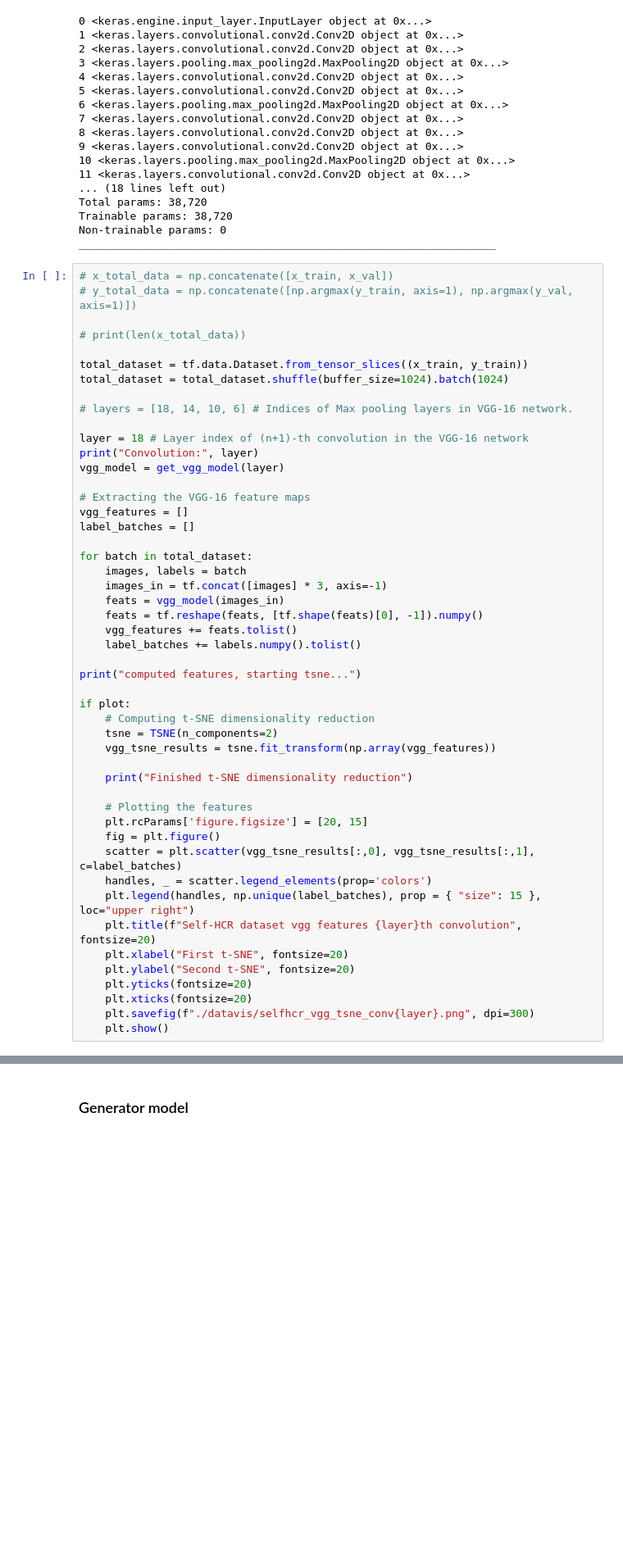
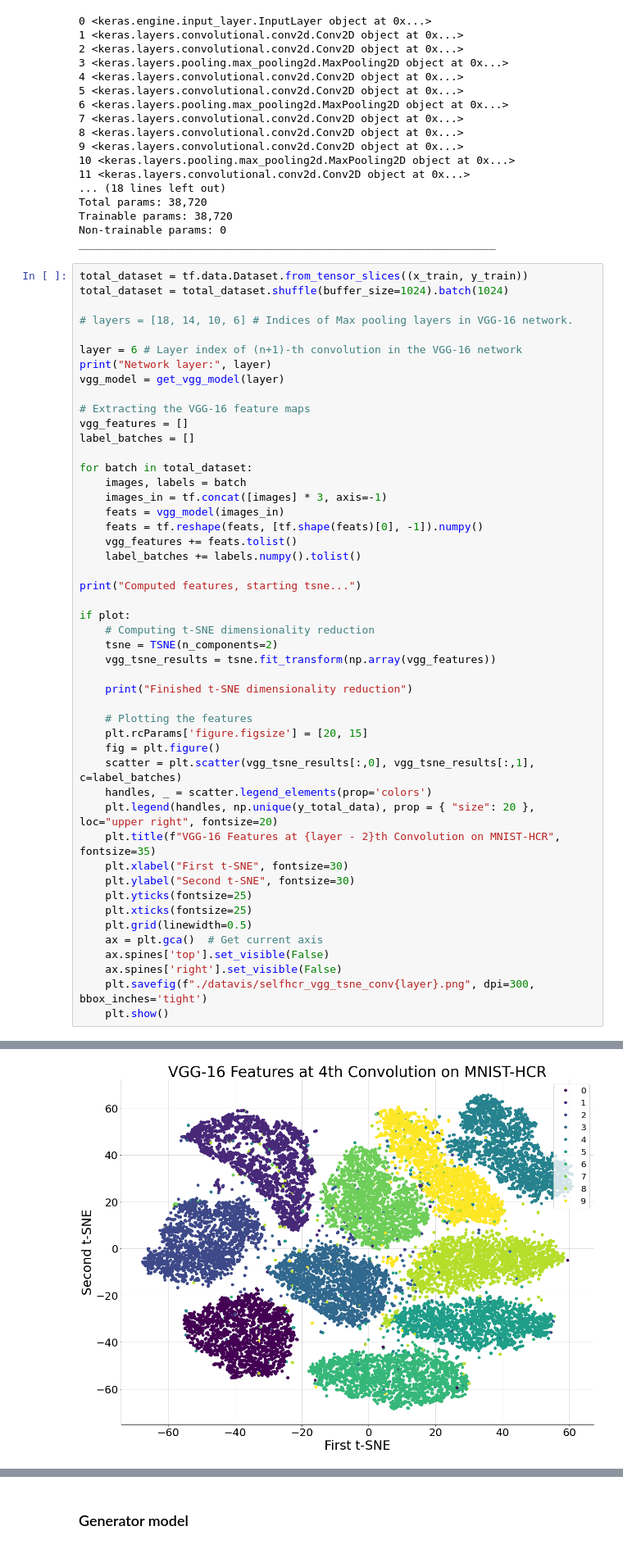
Before and after one commit to Lisa-dk/self-supervised-mnist, a Jupyter notebook: HTR_mwe.ipynb, the cells around one changed output, grey strips where cells are left out. Shown at 82% size. Saved outputs shown, nothing was run; the diff lists cells and outputs as text; blank space fills up the shorter version.

```diff
--- a/HTR_mwe.ipynb
+++ b/HTR_mwe.ipynb
@@ -416,18 +510,13 @@ Trainable params: 38,720
 Non-trainable params: 0
 _________________________________________________________________
 # %%
-# x_total_data = np.concatenate([x_train, x_val])
-# y_total_data = np.concatenate([np.argmax(y_train, axis=1), np.argmax(y_val, axis=1)])
-
-# print(len(x_total_data))
-
 total_dataset = tf.data.Dataset.from_tensor_slices((x_train, y_train))
 total_dataset = total_dataset.shuffle(buffer_size=1024).batch(1024)
 
 # layers = [18, 14, 10, 6] # Indices of Max pooling layers in VGG-16 network.
 
-layer = 18 # Layer index of (n+1)-th convolution in the VGG-16 network
-print("Convolution:", layer)
+layer = 6 # Layer index of (n+1)-th convolution in the VGG-16 network
+print("Network layer:", layer)
 vgg_model = get_vgg_model(layer)
 
 # Extracting the VGG-16 feature maps
@@ -442,7 +531,7 @@ for batch in total_dataset:
 	vgg_features += feats.tolist()
 	label_batches += labels.numpy().tolist()
 
-print("computed features, starting tsne...")
+print("Computed features, starting tsne...")
 
 if plot:
 	# Computing t-SNE dimensionality reduction
@@ -456,11 +545,16 @@ if plot:
 	fig = plt.figure()
 	scatter = plt.scatter(vgg_tsne_results[:,0], vgg_tsne_results[:,1], c=label_batches)
 	handles, _ = scatter.legend_elements(prop='colors')
-	plt.legend(handles, np.unique(label_batches), prop = { "size": 15 }, loc="upper right")
-	plt.title(f"Self-HCR dataset vgg features {layer}th convolution", fontsize=20)
-	plt.xlabel("First t-SNE", fontsize=20)
-	plt.ylabel("Second t-SNE", fontsize=20)
-	plt.yticks(fontsize=20)
-	plt.xticks(fontsize=20)
-	plt.savefig(f"./datavis/selfhcr_vgg_tsne_conv{layer}.png", dpi=300)
+	plt.legend(handles, np.unique(y_total_data), prop = { "size": 20 }, loc="upper right", fontsize=20)
+	plt.title(f"VGG-16 Features at {layer - 2}th Convolution on MNIST-HCR", fontsize=35)
+	plt.xlabel("First t-SNE", fontsize=30)
+	plt.ylabel("Second t-SNE", fontsize=30)
+	plt.yticks(fontsize=25)
+	plt.xticks(fontsize=25)
+	plt.grid(linewidth=0.5)
+	ax = plt.gca()  # Get current axis
+	ax.spines['top'].set_visible(False)
+	ax.spines['right'].set_visible(False)
+	plt.savefig(f"./datavis/selfhcr_vgg_tsne_conv{layer}.png", dpi=300, bbox_inches='tight')
 	plt.show()
+# %% [output]
@@ -467,2 +564,3 @@ if plot:
+[figure, added]
 # %%
 if plot:
```
Also changed, not shown: parts of 12 cells of this notebook.
